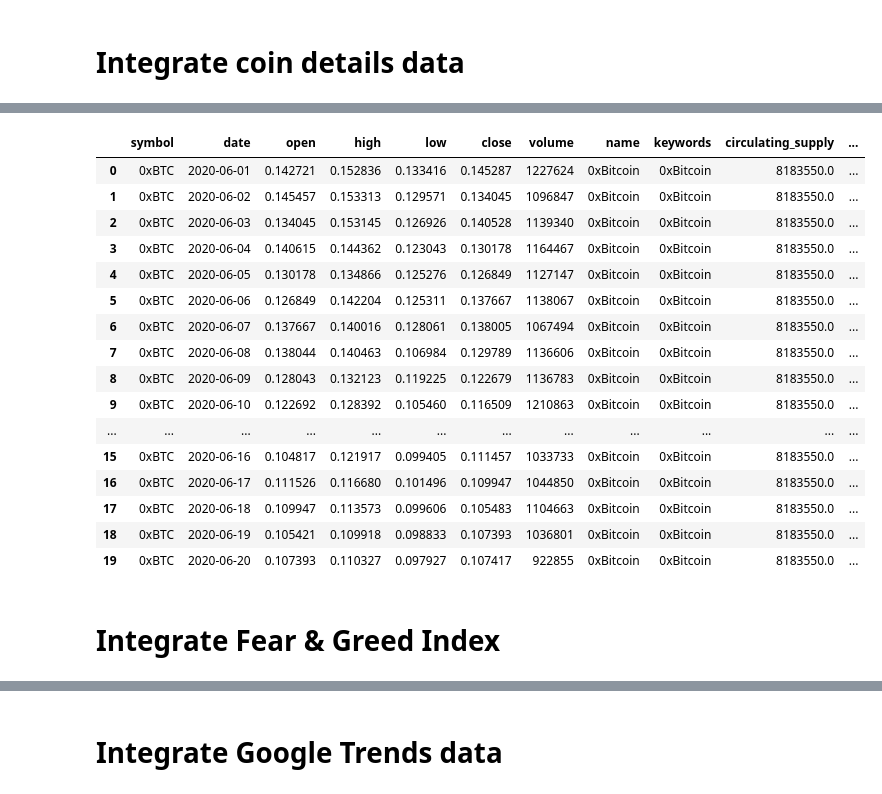
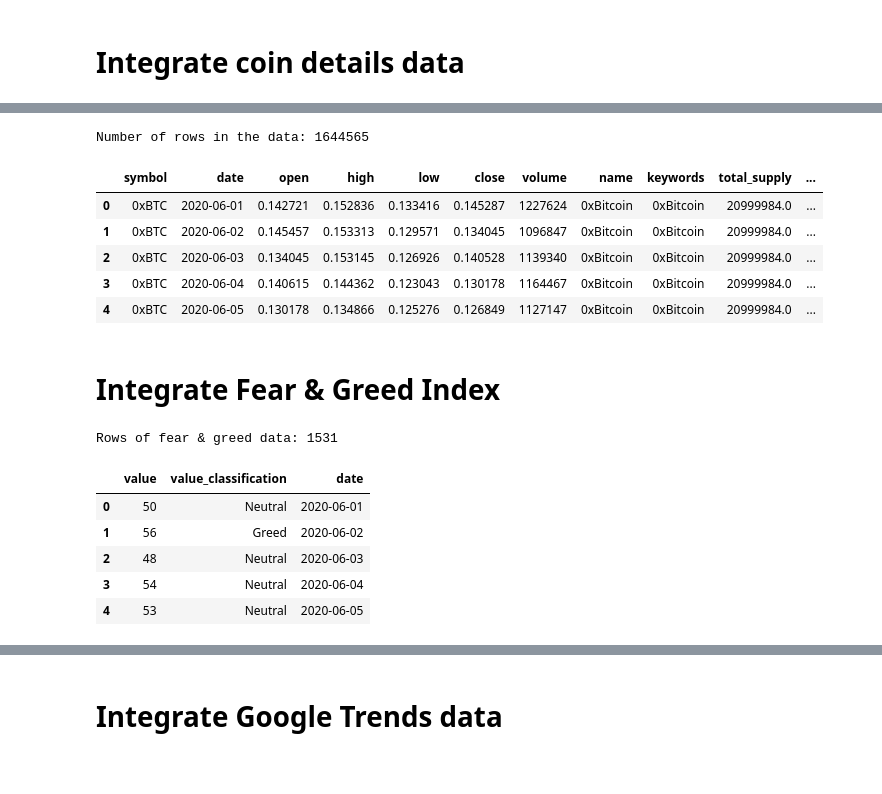
Before and after one commit to LoznianuAnamaria/challenges, a Jupyter notebook: Crypto Factor Modeling/notebooks/7.0 prepare_train_data.ipynb, the cells around one changed output, grey strips where cells are left out. Cells and saved outputs as stored; diff of their text form; code cells hidden in the pictures.

```diff
--- a/Crypto Factor Modeling/notebooks/7.0 prepare_train_data.ipynb
+++ b/Crypto Factor Modeling/notebooks/7.0 prepare_train_data.ipynb
@@ -43,28 +49,31 @@ ohlcv_data.head(20)
 # %%
-coin_info_data = pd.read_csv(COIN_DETAILS_FILE_PATH, index_col=None)
-
 # Merge the coin name with the OHLCV, Fear & Greed Index
 data = ohlcv_data.merge(coin_info_data, on='symbol', how='left')
 
-data.head(20)
+print(f'Number of rows in the data: {data.shape[0]}')
+data.head()
 # %% [output]
+Number of rows in the data: 1644565
-|  | symbol | date | open | high | low | close | volume | name | keywords | circulating_supply | ... |
-| 0 | 0xBTC | 2020-06-01 | 0.142721 | 0.152836 | 0.133416 | 0.145287 | 1227624 | 0xBitcoin | 0xBitcoin | 8183550.0 | ... |
-| 1 | 0xBTC | 2020-06-02 | 0.145457 | 0.153313 | 0.129571 | 0.134045 | 1096847 | 0xBitcoin | 0xBitcoin | 8183550.0 | ... |
-| 2 | 0xBTC | 2020-06-03 | 0.134045 | 0.153145 | 0.126926 | 0.140528 | 1139340 | 0xBitcoin | 0xBitcoin | 8183550.0 | ... |
-| 3 | 0xBTC | 2020-06-04 | 0.140615 | 0.144362 | 0.123043 | 0.130178 | 1164467 | 0xBitcoin | 0xBitcoin | 8183550.0 | ... |
-| 4 | 0xBTC | 2020-06-05 | 0.130178 | 0.134866 | 0.125276 | 0.126849 | 1127147 | 0xBitcoin | 0xBitcoin | 8183550.0 | ... |
-| 5 | 0xBTC | 2020-06-06 | 0.126849 | 0.142204 | 0.125311 | 0.137667 | 1138067 | 0xBitcoin | 0xBitcoin | 8183550.0 | ... |
-| 6 | 0xBTC | 2020-06-07 | 0.137667 | 0.140016 | 0.128061 | 0.138005 | 1067494 | 0xBitcoin | 0xBitcoin | 8183550.0 | ... |
-| 7 | 0xBTC | 2020-06-08 | 0.138044 | 0.140463 | 0.106984 | 0.129789 | 1136606 | 0xBitcoin | 0xBitcoin | 8183550.0 | ... |
-| 8 | 0xBTC | 2020-06-09 | 0.128043 | 0.132123 | 0.119225 | 0.122679 | 1136783 | 0xBitcoin | 0xBitcoin | 8183550.0 | ... |
-| 9 | 0xBTC | 2020-06-10 | 0.122692 | 0.128392 | 0.105460 | 0.116509 | 1210863 | 0xBitcoin | 0xBitcoin | 8183550.0 | ... |
-| ... | ... | ... | ... | ... | ... | ... | ... | ... | ... | ... | ... |
-| 15 | 0xBTC | 2020-06-16 | 0.104817 | 0.121917 | 0.099405 | 0.111457 | 1033733 | 0xBitcoin | 0xBitcoin | 8183550.0 | ... |
-| 16 | 0xBTC | 2020-06-17 | 0.111526 | 0.116680 | 0.101496 | 0.109947 | 1044850 | 0xBitcoin | 0xBitcoin | 8183550.0 | ... |
-| 17 | 0xBTC | 2020-06-18 | 0.109947 | 0.113573 | 0.099606 | 0.105483 | 1104663 | 0xBitcoin | 0xBitcoin | 8183550.0 | ... |
-| 18 | 0xBTC | 2020-06-19 | 0.105421 | 0.109918 | 0.098833 | 0.107393 | 1036801 | 0xBitcoin | 0xBitcoin | 8183550.0 | ... |
-| 19 | 0xBTC | 2020-06-20 | 0.107393 | 0.110327 | 0.097927 | 0.107417 | 922855 | 0xBitcoin | 0xBitcoin | 8183550.0 | ... |
+|  | symbol | date | open | high | low | close | volume | name | keywords | total_supply | ... |
+| 0 | 0xBTC | 2020-06-01 | 0.142721 | 0.152836 | 0.133416 | 0.145287 | 1227624 | 0xBitcoin | 0xBitcoin | 20999984.0 | ... |
+| 1 | 0xBTC | 2020-06-02 | 0.145457 | 0.153313 | 0.129571 | 0.134045 | 1096847 | 0xBitcoin | 0xBitcoin | 20999984.0 | ... |
+| 2 | 0xBTC | 2020-06-03 | 0.134045 | 0.153145 | 0.126926 | 0.140528 | 1139340 | 0xBitcoin | 0xBitcoin | 20999984.0 | ... |
+| 3 | 0xBTC | 2020-06-04 | 0.140615 | 0.144362 | 0.123043 | 0.130178 | 1164467 | 0xBitcoin | 0xBitcoin | 20999984.0 | ... |
+| 4 | 0xBTC | 2020-06-05 | 0.130178 | 0.134866 | 0.125276 | 0.126849 | 1127147 | 0xBitcoin | 0xBitcoin | 20999984.0 | ... |
 # %% [markdown]
 # Integrate Fear & Greed Index
+# %%
+fear_greed_df = pd.read_csv(FEAR_GREED_DATA_FILE_PATH)
+fear_greed_df['date'] = pd.to_datetime(fear_greed_df['date'], errors='coerce').dt.date
+
+print(f'Rows of fear & greed data: {fear_greed_df.shape[0]}')
+fear_greed_df.head()
+# %% [output]
+Rows of fear & greed data: 1531
+|  | value | value_classification | date |
+| 0 | 50 | Neutral | 2020-06-01 |
+| 1 | 56 | Greed | 2020-06-02 |
+| 2 | 48 | Neutral | 2020-06-03 |
+| 3 | 54 | Neutral | 2020-06-04 |
+| 4 | 53 | Neutral | 2020-06-05 |
 # %%
```
Also changed, not shown: parts of 7 cells of this notebook, 2 other files.
